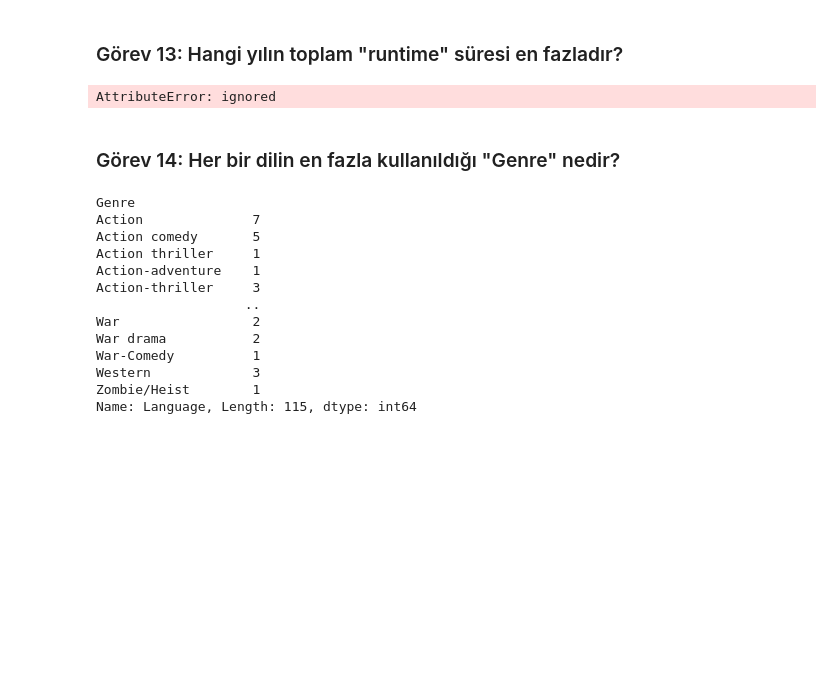
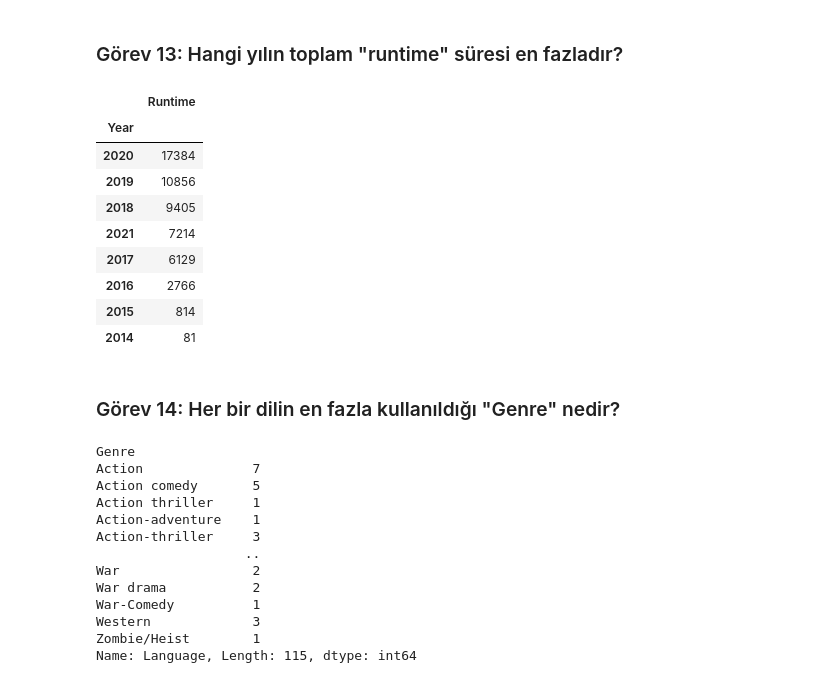
Before and after one commit to kgeckin/Global_AI_Hub_Python_Bootcamp, a Jupyter notebook: Netflix_Original_Films_&_IMDB_Scores.ipynb, the cells around one changed output. Drawn from its saved outputs; the diff is of its cells as text; code cells hidden in the pictures; blank space fills up the shorter version.

```diff
--- a/Netflix_Original_Films_&_IMDB_Scores.ipynb
+++ b/Netflix_Original_Films_&_IMDB_Scores.ipynb
@@ -440,11 +451,20 @@ fig.show()
 ### Görev 13: Hangi yılın toplam "runtime" süresi en fazladır?
 # %%
 year = data[data.Runtime == data.Runtime.max()]["Premiere"]
-year = df.Year.value_counts()
+year = data.Year.value_counts()
 runtime_year = data.groupby("Year").agg({"Runtime": "sum"}).sort_values(by="Runtime", ascending=False)
 runtime_year
 # %% [output]
-AttributeError: ignored
+|  | Runtime |
+| Year |  |
+| 2020 | 17384 |
+| 2019 | 10856 |
+| 2018 | 9405 |
+| 2021 | 7214 |
+| 2017 | 6129 |
+| 2016 | 2766 |
+| 2015 | 814 |
+| 2014 | 81 |
 # %% [markdown]
 ### Görev 14: Her bir dilin en fazla kullanıldığı "Genre" nedir?
 # %%
```
Also changed, not shown: parts of 2 cells of this notebook.
